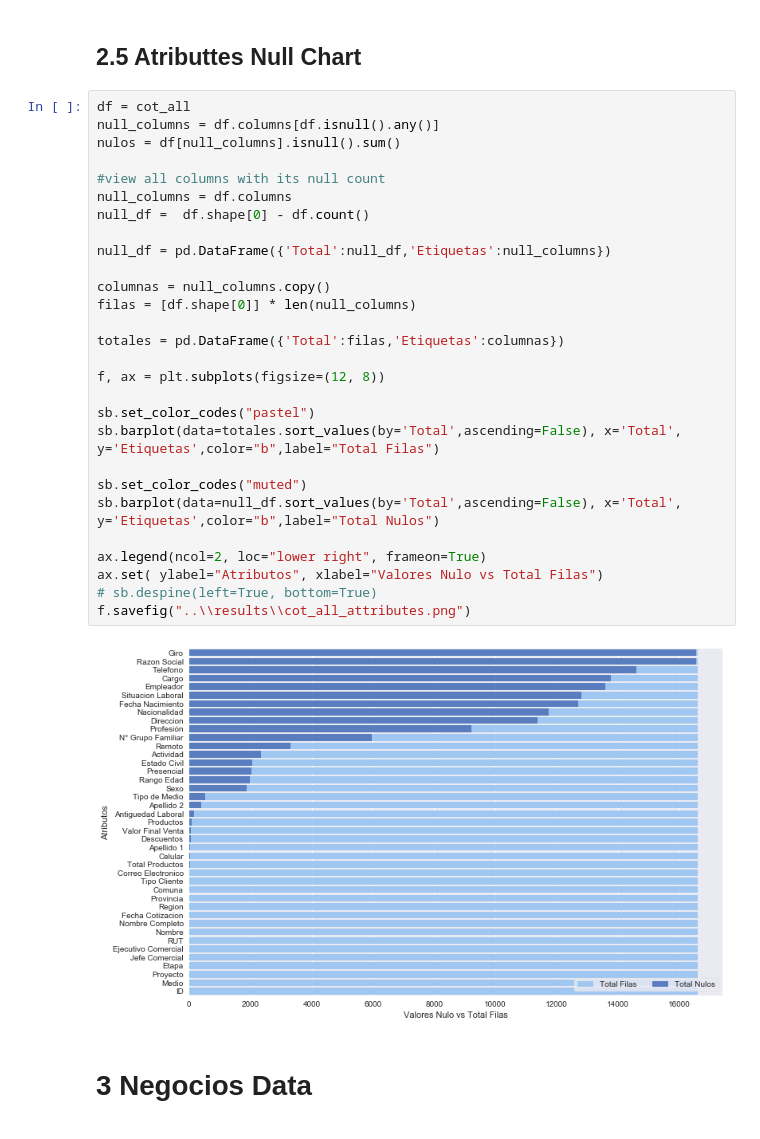
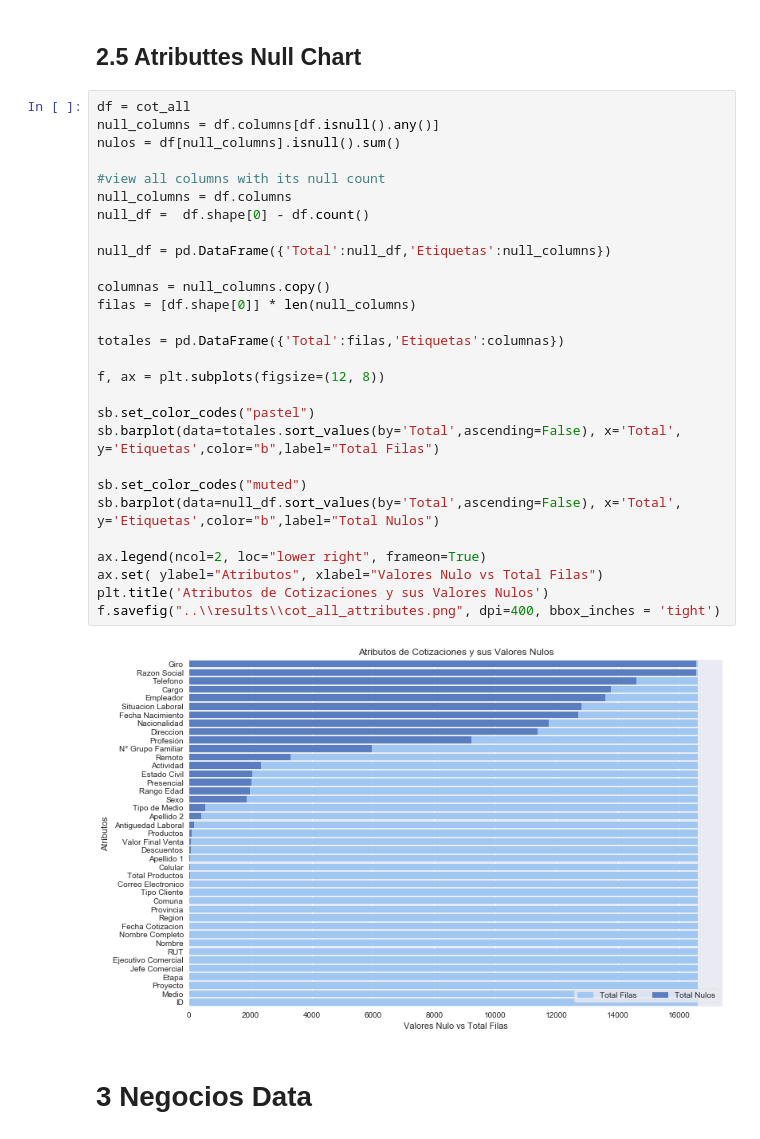
Before and after one commit to jcardenaslie/mem_aitue, a Jupyter notebook: Main Project/1 - Data Understanding/1 - Collect Initial Data.ipynb, the cells around one changed output. Saved outputs shown, nothing was run; the diff lists cells and outputs as text.

```diff
--- a/Main Project/1 - Data Understanding/1 - Collect Initial Data.ipynb
+++ b/Main Project/1 - Data Understanding/1 - Collect Initial Data.ipynb
@@ -215,33 +237,33 @@ cot_all_info
 # %%
 df = cot_all
 null_columns = df.columns[df.isnull().any()]
 nulos = df[null_columns].isnull().sum()
 
 #view all columns with its null count
 null_columns = df.columns
 null_df =  df.shape[0] - df.count()
 
 null_df = pd.DataFrame({'Total':null_df,'Etiquetas':null_columns})
 
 columnas = null_columns.copy()
 filas = [df.shape[0]] * len(null_columns)
 
 totales = pd.DataFrame({'Total':filas,'Etiquetas':columnas})
 
 f, ax = plt.subplots(figsize=(12, 8))
 
 sb.set_color_codes("pastel")
 sb.barplot(data=totales.sort_values(by='Total',ascending=False), x='Total', y='Etiquetas',color="b",label="Total Filas")
 
 sb.set_color_codes("muted")
 sb.barplot(data=null_df.sort_values(by='Total',ascending=False), x='Total', y='Etiquetas',color="b",label="Total Nulos")
 
 ax.legend(ncol=2, loc="lower right", frameon=True)
 ax.set( ylabel="Atributos", xlabel="Valores Nulo vs Total Filas")
-# sb.despine(left=True, bottom=True)
-f.savefig("..\\results\\cot_all_attributes.png")
+plt.title('Atributos de Cotizaciones y sus Valores Nulos')
+f.savefig("..\\results\\cot_all_attributes.png", dpi=400, bbox_inches = 'tight')
 # %% [output]
-[figure, old version]
+[figure, new version]
 # %% [markdown]
 # 3 Negocios Data
 # %% [markdown]
```
Also changed, not shown: parts of 9 cells of this notebook, 9 other files.
